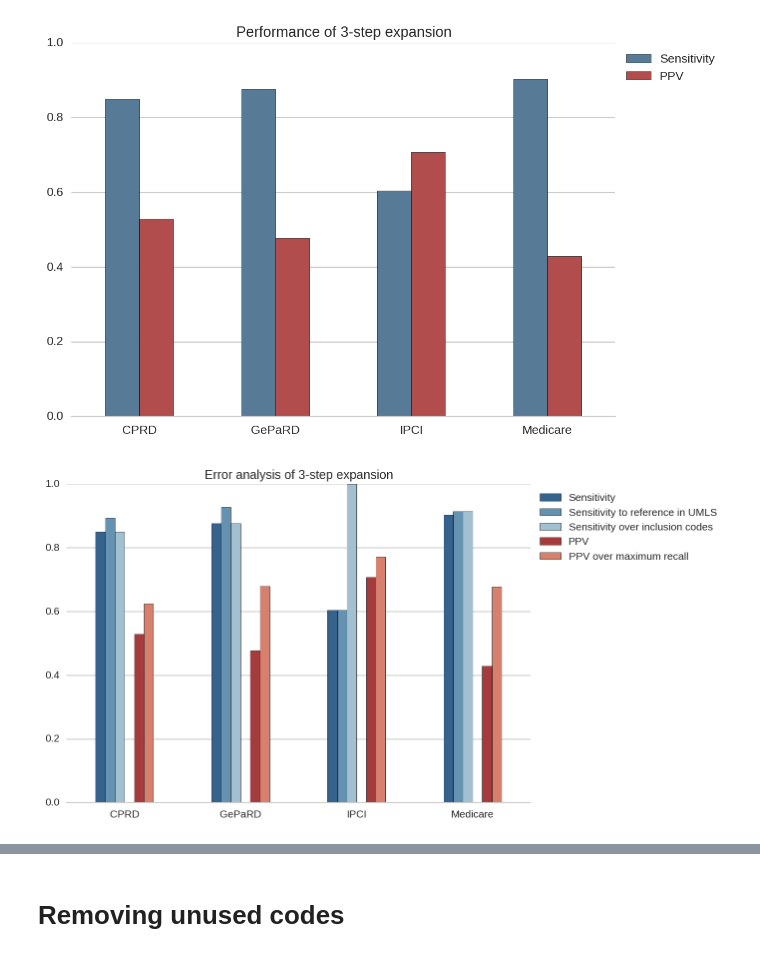
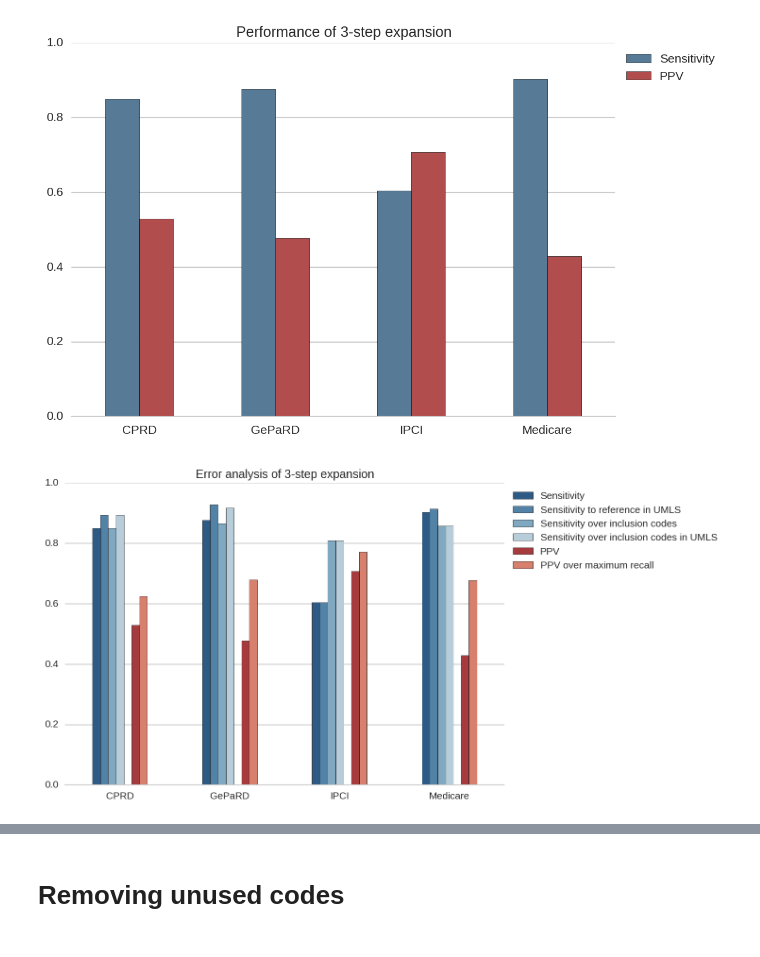
Before and after one commit to mi-erasmusmc/comap, a Jupyter notebook: evaluation/lib/CoMap evaluation.ipynb, the cells around one changed output, grey strips where cells are left out. Drawn from its saved outputs; the diff is of its cells as text; code cells hidden in the pictures.

```diff
--- a/evaluation/lib/CoMap evaluation.ipynb
+++ b/evaluation/lib/CoMap evaluation.ipynb
@@ -43,14 +43,16 @@ def mystyle(palette=None, xrot=0, ha='center', ylim=(0,1), ylabel=None, savefig=
                 sns.despine(left=True)
                 plt.grid(False, axis='x')
                 if plt.gca().legend_:
-                    plt.legend(loc=2, bbox_to_anchor=(1, 1))
+                    lgd=plt.legend(loc=2, bbox_to_anchor=(1, 1))
+                else:
+                    lgd=None
                 plt.gca().get_lines()[0].set_visible(False)
                 plt.gca().set_ylim(*ylim)
                 plt.xticks(rotation=xrot, ha=ha)
                 if ylabel is not None:
                     plt.ylabel(ylabel)
                 if savefig:
-                    plt.savefig('{}-{}'.format(PROJECT, savefig))
+                    plt.savefig('{}-{}'.format(PROJECT, savefig), bbox_extra_artists=[lgd] if lgd else [], bbox_inches='tight')
     return C()
 
 pd.set_option('display.notebook_repr_html', True)
@@ -393,22 +395,23 @@ with mystyle(measures_palette, savefig='expansion3-performance-by-db.pdf'):
 # %%
 measures = OrderedDict([
     ('recall', measure_label('recall')),
     ('recall_in_umls', '{} to reference in UMLS'.format(measure_label('recall'))),
     ('recall_without_exclusions', '{} over inclusion codes'.format(measure_label('recall'))),
+    ('recall_without_exclusions_in_umls', '{} over inclusion codes in UMLS'.format(measure_label('recall'))),
     ('', ''),
     ('precision', measure_label('precision')),
     ('precision_over_dnf', '{} over maximum recall'.format(measure_label('precision'))),
 ])
 averages_compare = pd.DataFrame([
     ev[ev.variation == '3-RN-CHD-RB-PAR.expand'].groupby('database')[measure].mean()\
         if measure else\
         pd.Series([0] * len(ev.database.unique()), index=ev.database.unique())
     for measure in measures
 ], index=measures.values())
 averages_compare.columns = averages_compare.columns.map(database_label)
 
-p = sns.color_palette(graded_recall_palette(4)[:-1] + [(1,1,1)] + graded_precision_palette(3)[:-1])
+p = sns.color_palette(graded_recall_palette(5)[:-1] + [(1,1,1)] + graded_precision_palette(3)[:-1])
 with mystyle(p, savefig='expansion3-error-analysis-by-db.pdf'):
     averages_compare.T.plot(kind='bar', title="Error analysis of 3-step expansion")
 # %% [output]
-[figure, old version]
+[figure, new version]
```
Also changed, not shown: parts of 5 cells of this notebook.
